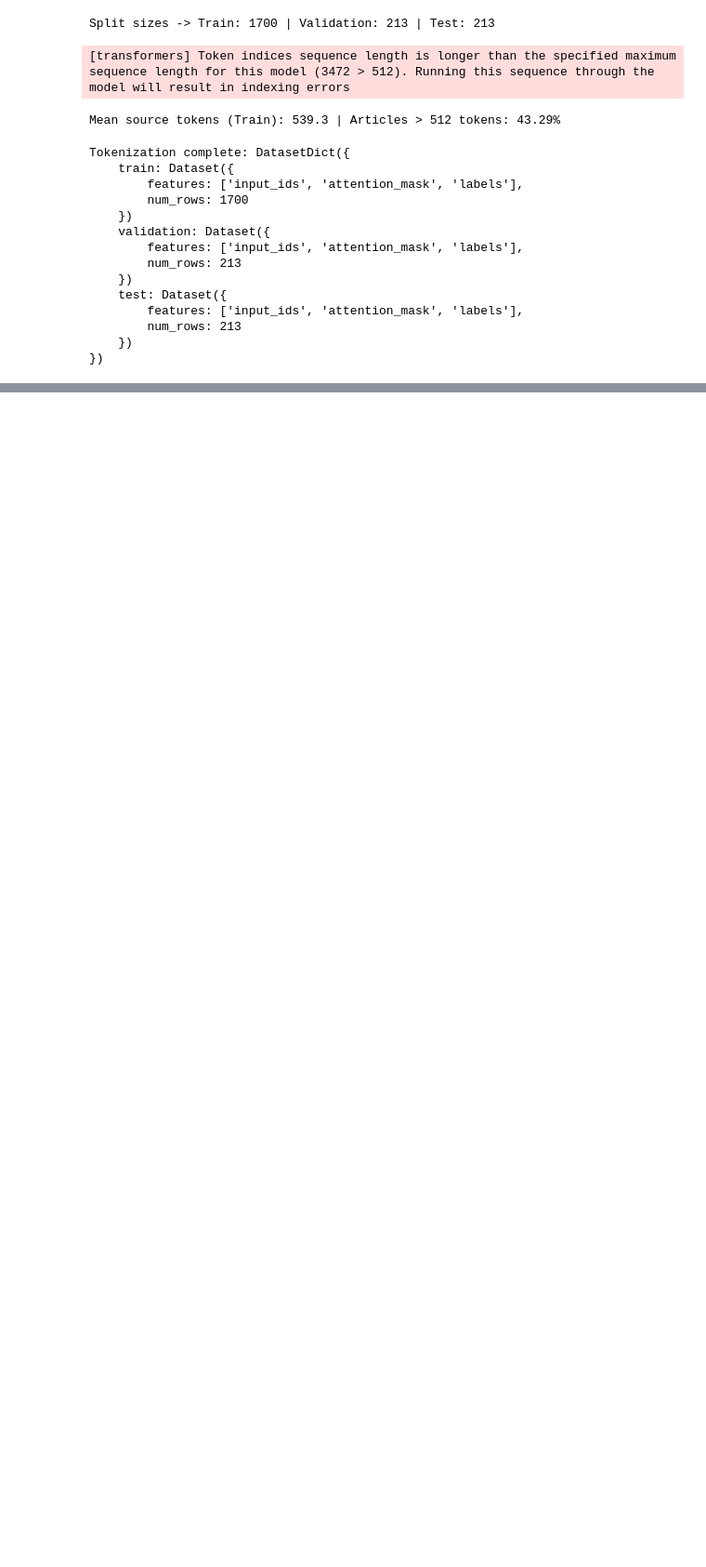
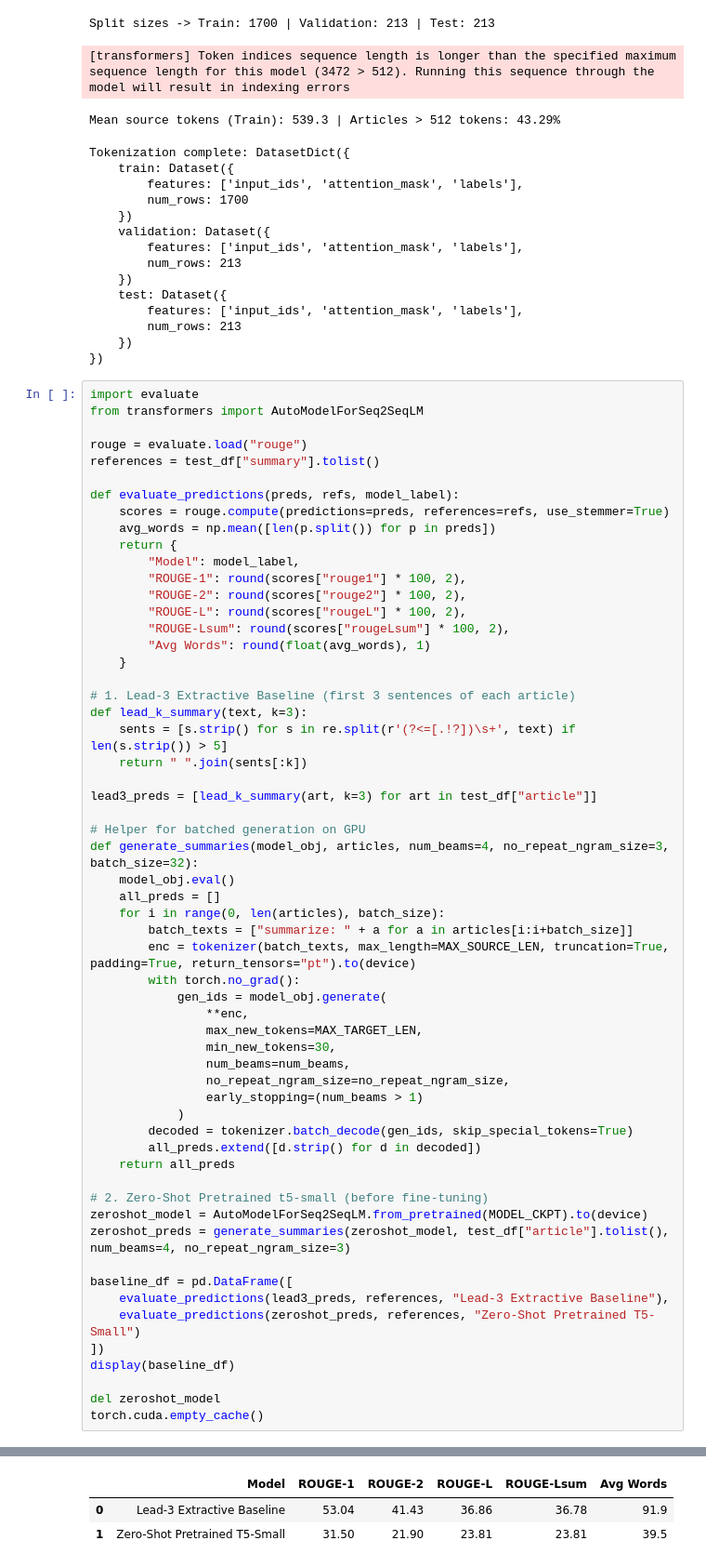
Before and after one commit to 70177202-Aliaan/AI101-ML-Assignment-70177202, a Jupyter notebook: C2_News_Summarisation/C2_notebook.ipynb, the cells around one changed output, grey strips where cells are left out. Shown at 93% size. Drawn from its saved outputs; the diff is of its cells as text; blank space fills up the shorter version.

Commit message:
C2: evaluate Lead-3 extractive and zero-shot T5-small baselines

```diff
--- a/C2_News_Summarisation/C2_notebook.ipynb
+++ b/C2_News_Summarisation/C2_notebook.ipynb
@@ -172,3 +172,62 @@ Tokenization complete: DatasetDict({
         num_rows: 213
     })
 })
+# %%
+import evaluate
+from transformers import AutoModelForSeq2SeqLM
+
+rouge = evaluate.load("rouge")
+references = test_df["summary"].tolist()
+
+def evaluate_predictions(preds, refs, model_label):
+    scores = rouge.compute(predictions=preds, references=refs, use_stemmer=True)
+    avg_words = np.mean([len(p.split()) for p in preds])
+    return {
+        "Model": model_label,
+        "ROUGE-1": round(scores["rouge1"] * 100, 2),
+        "ROUGE-2": round(scores["rouge2"] * 100, 2),
+        "ROUGE-L": round(scores["rougeL"] * 100, 2),
+        "ROUGE-Lsum": round(scores["rougeLsum"] * 100, 2),
+        "Avg Words": round(float(avg_words), 1)
+    }
+
+# 1. Lead-3 Extractive Baseline (first 3 sentences of each article)
+def lead_k_summary(text, k=3):
+    sents = [s.strip() for s in re.split(r'(?<=[.!?])\s+', text) if len(s.strip()) > 5]
+    return " ".join(sents[:k])
+
+lead3_preds = [lead_k_summary(art, k=3) for art in test_df["article"]]
+
+# Helper for batched generation on GPU
+def generate_summaries(model_obj, articles, num_beams=4, no_repeat_ngram_size=3, batch_size=32):
+    model_obj.eval()
+    all_preds = []
+    for i in range(0, len(articles), batch_size):
+        batch_texts = ["summarize: " + a for a in articles[i:i+batch_size]]
+        enc = tokenizer(batch_texts, max_length=MAX_SOURCE_LEN, truncation=True, padding=True, return_tensors="pt").to(device)
+        with torch.no_grad():
+            gen_ids = model_obj.generate(
+                **enc,
+                max_new_tokens=MAX_TARGET_LEN,
+                min_new_tokens=30,
+                num_beams=num_beams,
+                no_repeat_ngram_size=no_repeat_ngram_size,
+                early_stopping=(num_beams > 1)
+            )
+        decoded = tokenizer.batch_decode(gen_ids, skip_special_tokens=True)
+        all_preds.extend([d.strip() for d in decoded])
+    return all_preds
+
+# 2. Zero-Shot Pretrained t5-small (before fine-tuning)
+zeroshot_model = AutoModelForSeq2SeqLM.from_pretrained(MODEL_CKPT).to(device)
+zeroshot_preds = generate_summaries(zeroshot_model, test_df["article"].tolist(), num_beams=4, no_repeat_ngram_size=3)
+
+baseline_df = pd.DataFrame([
+    evaluate_predictions(lead3_preds, references, "Lead-3 Extractive Baseline"),
+    evaluate_predictions(zeroshot_preds, references, "Zero-Shot Pretrained T5-Small")
+])
+display(baseline_df)
+
+del zeroshot_model
+torch.cuda.empty_cache()
+# %% [output]
@@ -174,0 +235,3 @@ Tokenization complete: DatasetDict({
+|  | Model | ROUGE-1 | ROUGE-2 | ROUGE-L | ROUGE-Lsum | Avg Words |
+| 0 | Lead-3 Extractive Baseline | 53.04 | 41.43 | 36.86 | 36.78 | 91.9 |
+| 1 | Zero-Shot Pretrained T5-Small | 31.50 | 21.90 | 23.81 | 23.81 | 39.5 |
```
Also changed, not shown: parts of 1 cell of this notebook.
